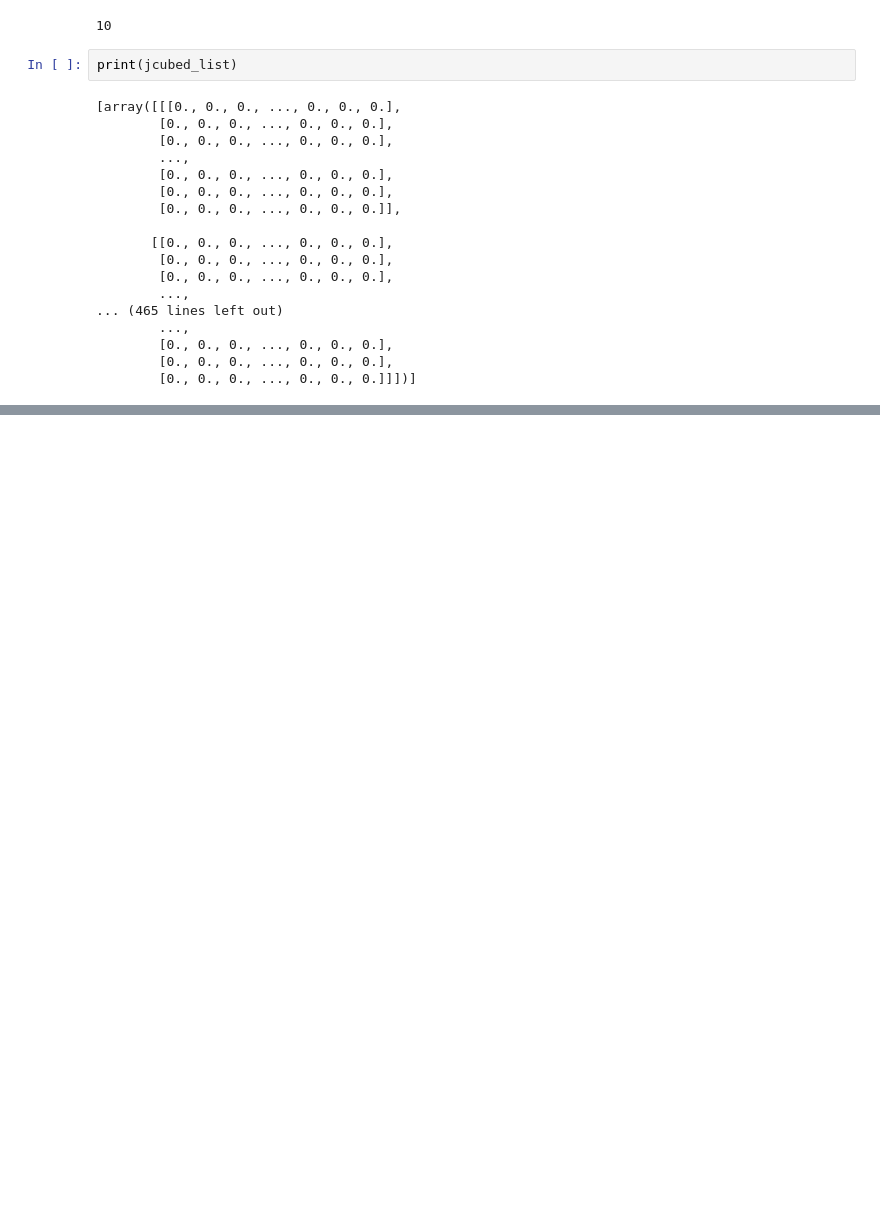
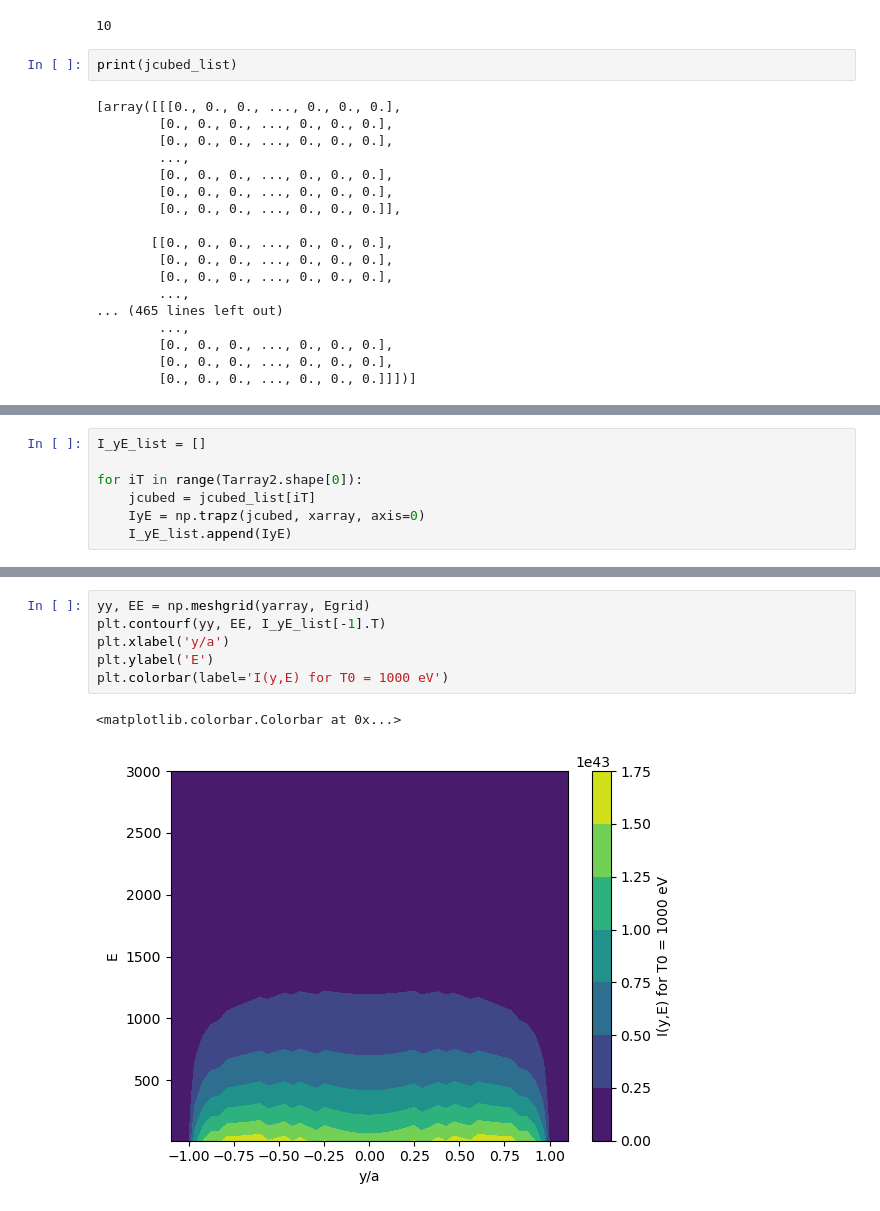
Before and after one commit to vandelij/plasma_diagnostic_hw, a Jupyter notebook: HW3.ipynb, the cells around one changed output, grey strips where cells are left out. Cells and saved outputs as stored; diff of their text form; blank space fills up the shorter version.

```diff
--- a/HW3.ipynb
+++ b/HW3.ipynb
@@ -378,0 +379,7 @@ plt.colorbar(label='j(x,y,E=1000 eV) for T0 = 1000 eV')
+# %%
+I_yE_list = []
+
+for iT in range(Tarray2.shape[0]):
+    jcubed = jcubed_list[iT]
+    IyE = np.trapz(jcubed, xarray, axis=0)
+    I_yE_list.append(IyE)
@@ -378,0 +392,9 @@ plt.colorbar(label='j(x,y,E=1000 eV) for T0 = 1000 eV')
+# %%
+yy, EE = np.meshgrid(yarray, Egrid)
+plt.contourf(yy, EE, I_yE_list[-1].T)
+plt.xlabel('y/a')
+plt.ylabel('E')
+plt.colorbar(label='I(y,E) for T0 = 1000 eV')
+# %% [output]
+<matplotlib.colorbar.Colorbar at 0x...>
+[figure, added]
```
Also changed, not shown: parts of 2 cells of this notebook.
